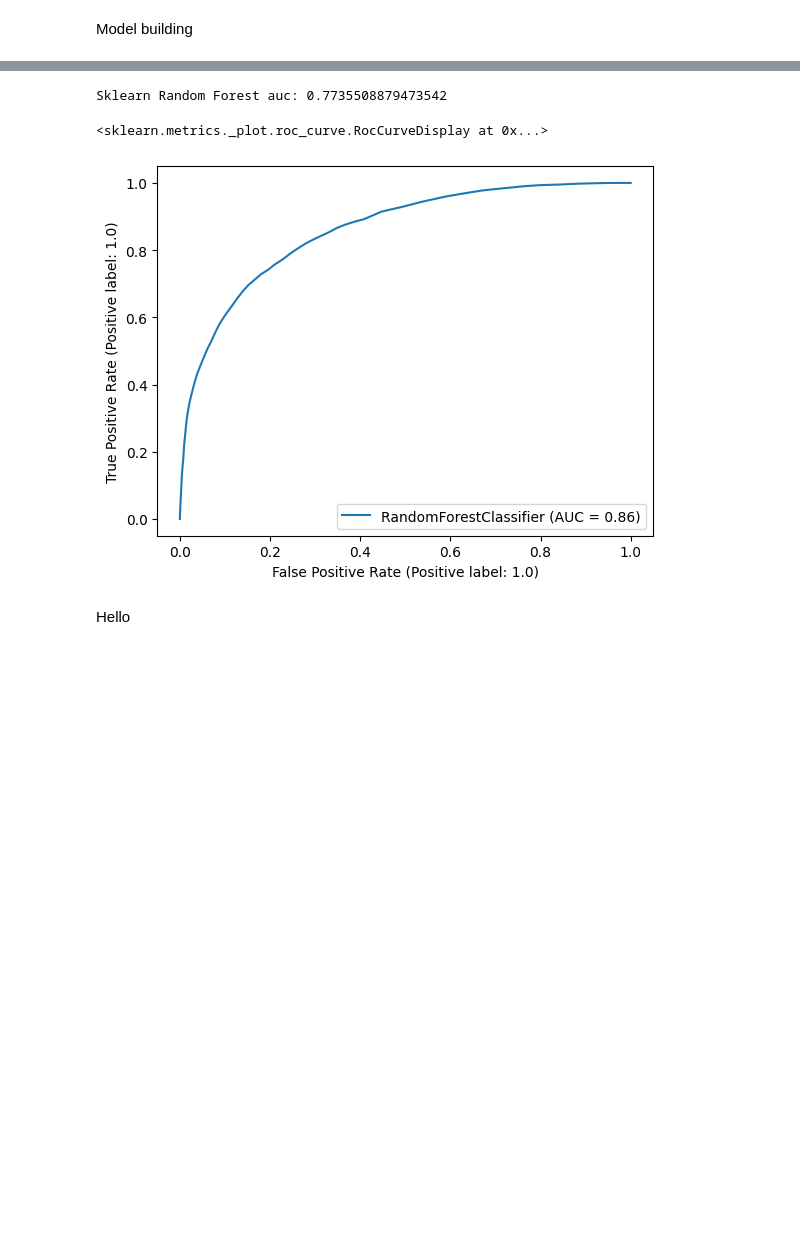
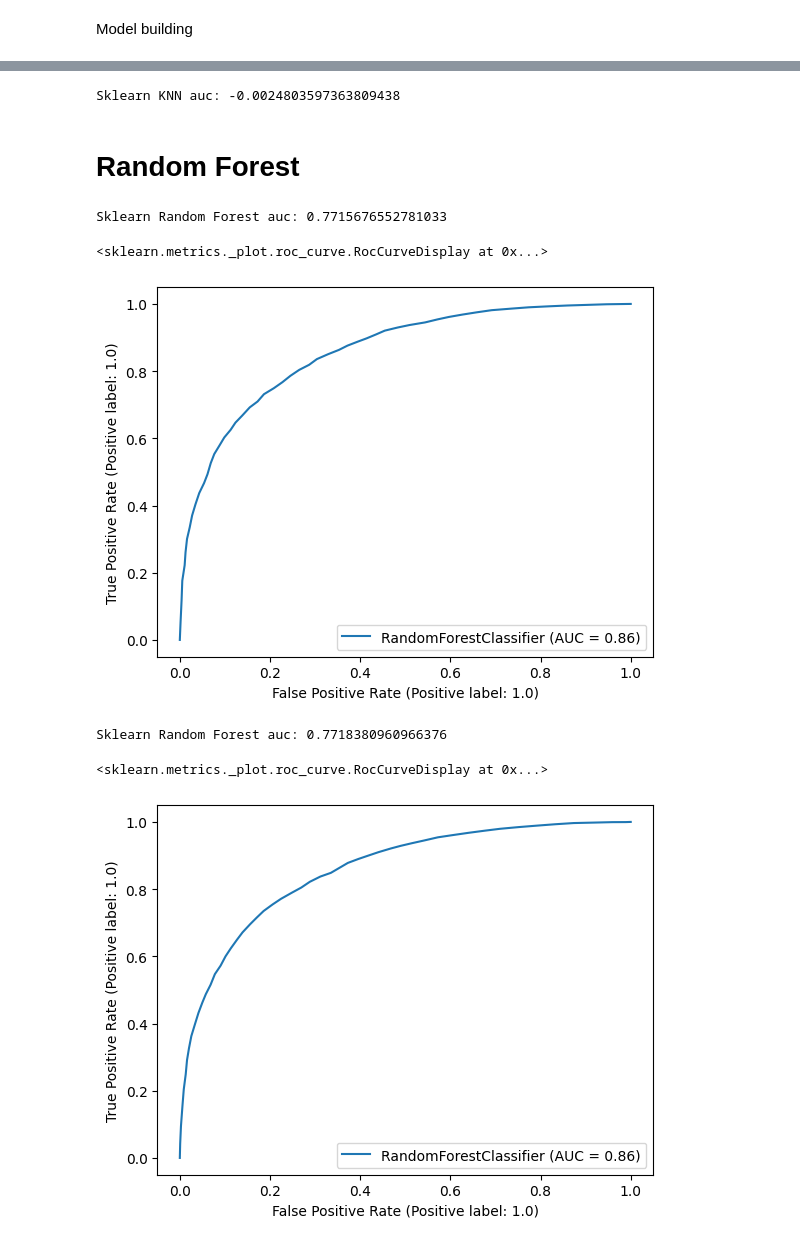
Before and after one commit to Liron-hag/Data_analysis_proj, a Jupyter notebook: ProjData.ipynb, the cells around one changed output, grey strips where cells are left out. Cells and saved outputs as stored; diff of their text form; code cells hidden in the pictures; blank space fills up the shorter version.

```diff
--- a/ProjData.ipynb
+++ b/ProjData.ipynb
@@ -345,2 +456,0 @@ X_train.shape: (44369, 15), y_train.shape: (44369,), X_validation.shape: (11093,
-# %%
-optimizer.fit(X_train,y_train)
@@ -359,3 +462,13 @@ Random Forest
+# %%
+from sklearn.neighbors import KNeighborsRegressor
+clf_knn = KNeighborsRegressor(n_neighbors=100)
+clf_knn.fit(X_train, y_train)
+print("Sklearn KNN auc:", clf_knn.score(X_val, y_val))
+# %% [output]
+Sklearn KNN auc: -0.0024803597363809438
+# %% [markdown]
+
+# Random Forest
 # %%
 import numpy as np
 import pandas as pd
@@ -369,13 +482,20 @@ from sklearn.metrics import accuracy_score
 from scipy import stats
 from sklearn.tree import plot_tree
 # %%
-rf = RandomForestClassifier(n_estimators=60, random_state=2, criterion='entropy')
+rf = RandomForestClassifier(n_estimators=50, random_state=0, criterion='entropy')
 rf.fit(X_train, y_train)
 print("Sklearn Random Forest auc:", rf.score(X_val, y_val))
 RocCurveDisplay.from_estimator(rf, X_val, y_val)
 # %% [output]
-Sklearn Random Forest auc: 0.7735508879473542
+Sklearn Random Forest auc: 0.7715676552781033
 <sklearn.metrics._plot.roc_curve.RocCurveDisplay at 0x...>
 [figure]
-# %% [markdown]
-Hello
+# %%
+rf1 = RandomForestClassifier(n_estimators=50, random_state=0, criterion='gini')
+rf1.fit(X_train, y_train)
+print("Sklearn Random Forest auc:", rf1.score(X_val, y_val))
+RocCurveDisplay.from_estimator(rf1, X_val, y_val)
+# %% [output]
+Sklearn Random Forest auc: 0.7718380960966376
+<sklearn.metrics._plot.roc_curve.RocCurveDisplay at 0x...>
+[figure, added]
```
Also changed, not shown: parts of 44 cells of this notebook.
